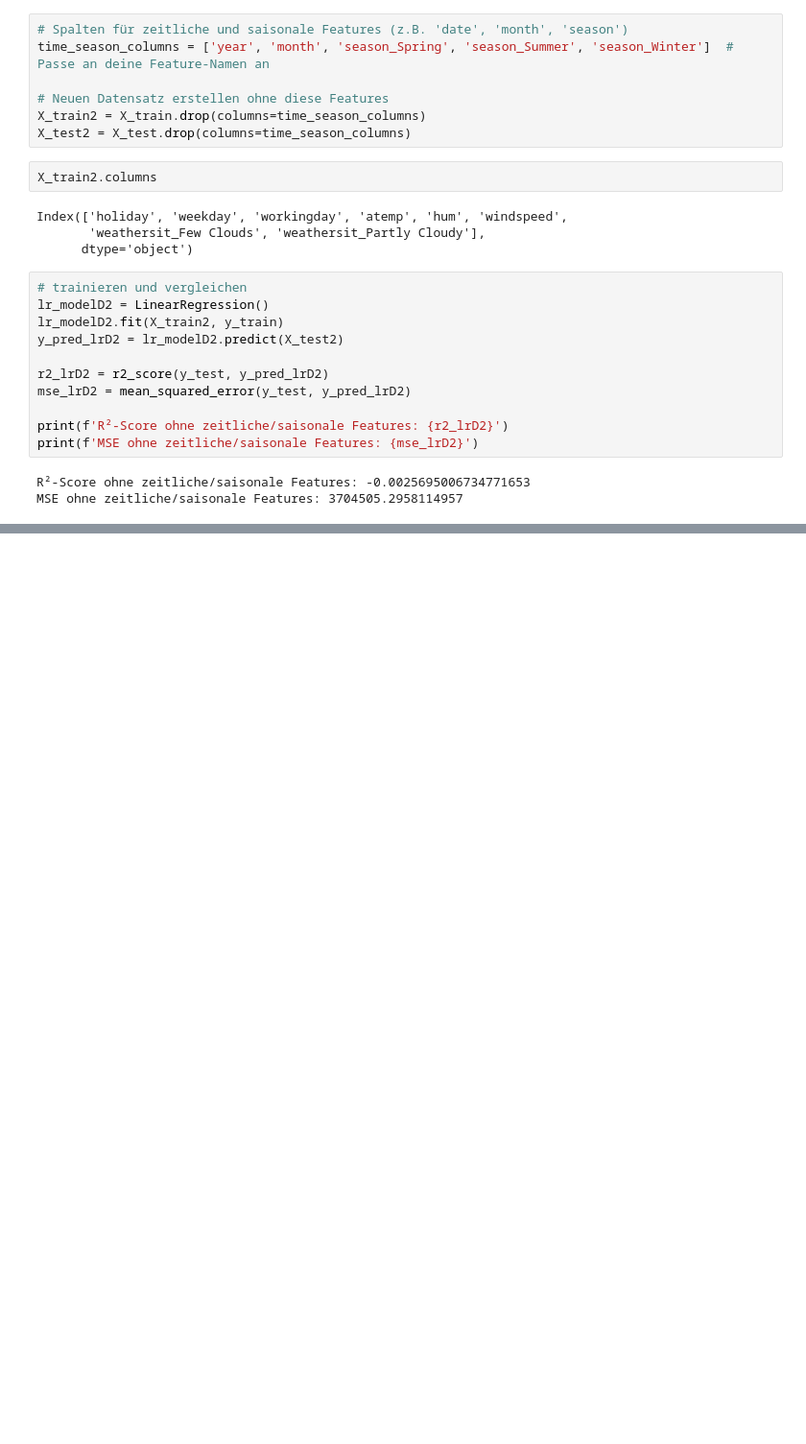
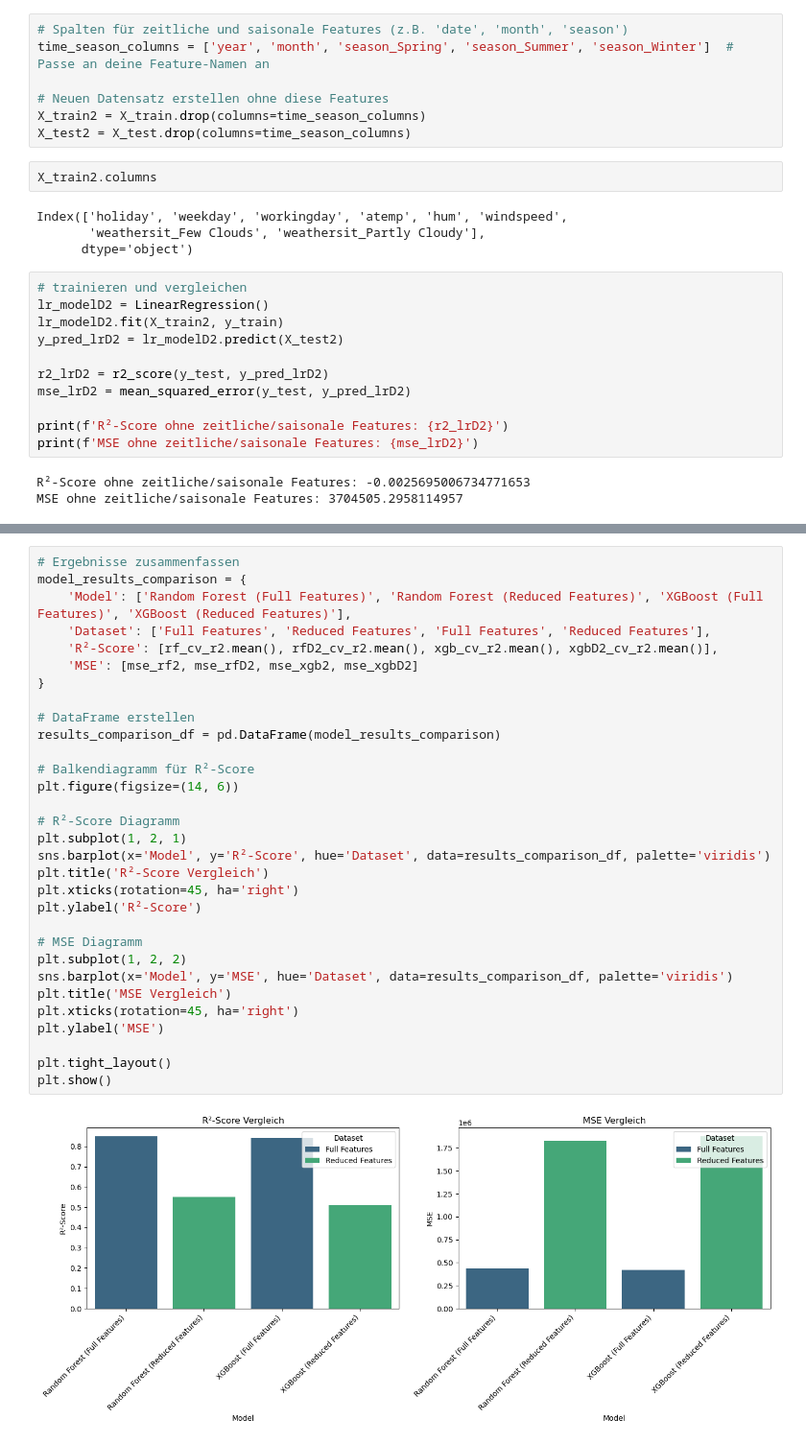
Before and after one commit to philhap/DS-Projektarbeit-Philipp-Heppler-Bike-Sharing, a Jupyter notebook: Digethic_Projektarbeit24_DS.ipynb, the cells around one changed output, grey strips where cells are left out. Shown at 96% size. Drawn from its saved outputs; the diff is of its cells as text; blank space fills up the shorter version.

```diff
--- a/Digethic_Projektarbeit24_DS.ipynb
+++ b/Digethic_Projektarbeit24_DS.ipynb
@@ -866,0 +1039,33 @@ MSE ohne zeitliche/saisonale Features: 3704505.2958114957
+# %%
+# Ergebnisse zusammenfassen
+model_results_comparison = {
+    'Model': ['Random Forest (Full Features)', 'Random Forest (Reduced Features)', 'XGBoost (Full Features)', 'XGBoost (Reduced Features)'],
+    'Dataset': ['Full Features', 'Reduced Features', 'Full Features', 'Reduced Features'],
+    'R²-Score': [rf_cv_r2.mean(), rfD2_cv_r2.mean(), xgb_cv_r2.mean(), xgbD2_cv_r2.mean()],
+    'MSE': [mse_rf2, mse_rfD2, mse_xgb2, mse_xgbD2]
+}
+
+# DataFrame erstellen
+results_comparison_df = pd.DataFrame(model_results_comparison)
+
+# Balkendiagramm für R²-Score
+plt.figure(figsize=(14, 6))
+
+# R²-Score Diagramm
+plt.subplot(1, 2, 1)
+sns.barplot(x='Model', y='R²-Score', hue='Dataset', data=results_comparison_df, palette='viridis')
+plt.title('R²-Score Vergleich')
+plt.xticks(rotation=45, ha='right')
+plt.ylabel('R²-Score')
+
+# MSE Diagramm
+plt.subplot(1, 2, 2)
+sns.barplot(x='Model', y='MSE', hue='Dataset', data=results_comparison_df, palette='viridis')
+plt.title('MSE Vergleich')
+plt.xticks(rotation=45, ha='right')
+plt.ylabel('MSE')
+
+plt.tight_layout()
+plt.show()
+# %% [output]
+[figure, added]
```
Also changed, not shown: parts of 6 cells of this notebook.
